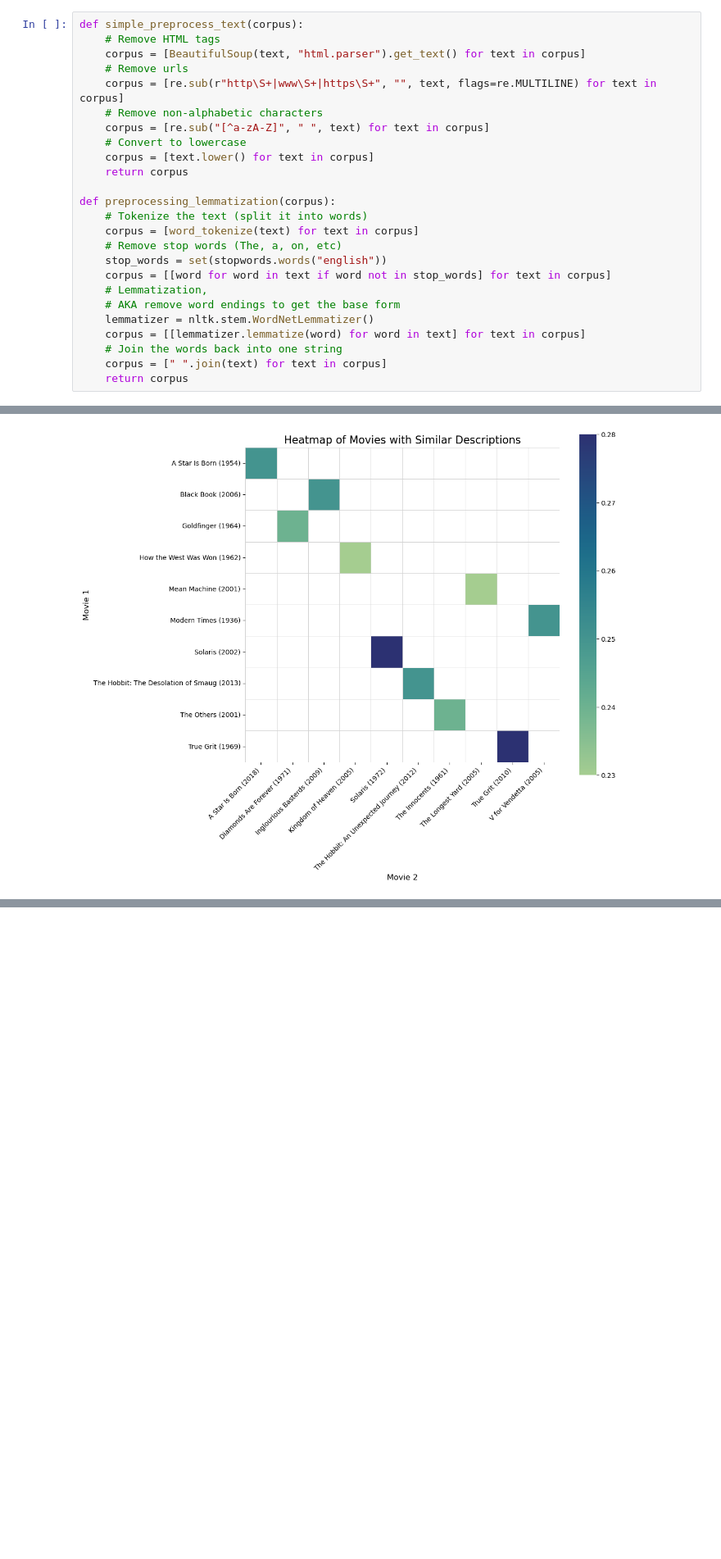
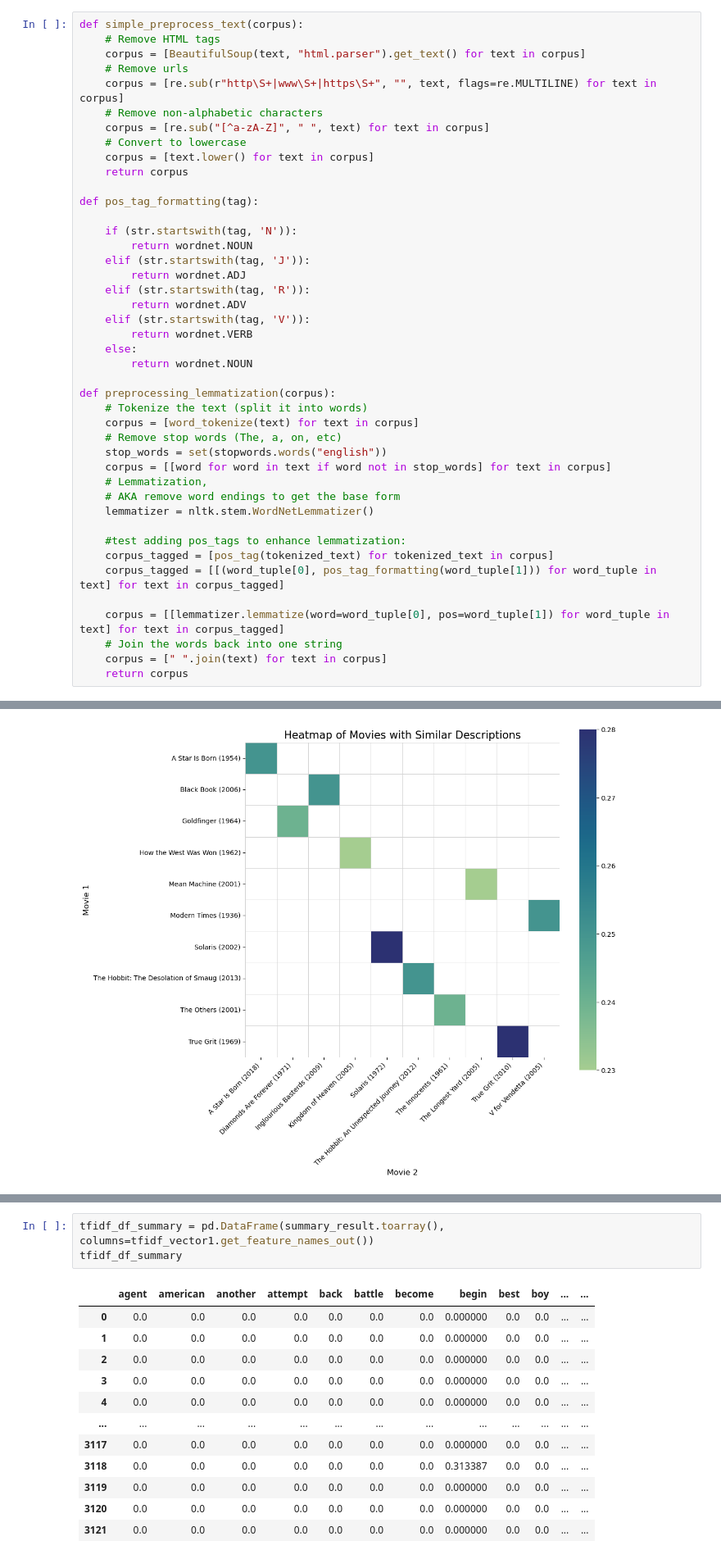
Before and after one commit to JasonMerit/ComputationalTools, a Jupyter notebook: Project/Combined_notebook.ipynb, the cells around one changed output, grey strips where cells are left out. Shown: that part at 82% size. Drawn from its saved outputs; the diff is of its cells as text; blank space fills up the shorter version.

```diff
--- a/Project/Combined_notebook.ipynb
+++ b/Project/Combined_notebook.ipynb
@@ -121,6 +122,19 @@ def simple_preprocess_text(corpus):
     corpus = [text.lower() for text in corpus]
     return corpus
 
+def pos_tag_formatting(tag):
+
+    if (str.startswith(tag, 'N')):
+        return wordnet.NOUN
+    elif (str.startswith(tag, 'J')):
+        return wordnet.ADJ
+    elif (str.startswith(tag, 'R')):
+        return wordnet.ADV
+    elif (str.startswith(tag, 'V')):
+        return wordnet.VERB
+    else:
+        return wordnet.NOUN
+
 def preprocessing_lemmatization(corpus):
     # Tokenize the text (split it into words)
     corpus = [word_tokenize(text) for text in corpus]
@@ -130,7 +144,12 @@ def preprocessing_lemmatization(corpus):
     # Lemmatization,
     # AKA remove word endings to get the base form
     lemmatizer = nltk.stem.WordNetLemmatizer()
-    corpus = [[lemmatizer.lemmatize(word) for word in text] for text in corpus]
+
+    #test adding pos_tags to enhance lemmatization:
+    corpus_tagged = [pos_tag(tokenized_text) for tokenized_text in corpus]
+    corpus_tagged = [[(word_tuple[0], pos_tag_formatting(word_tuple[1])) for word_tuple in text] for text in corpus_tagged]
+
+    corpus = [[lemmatizer.lemmatize(word=word_tuple[0], pos=word_tuple[1]) for word_tuple in text] for text in corpus_tagged]
     # Join the words back into one string
     corpus = [" ".join(text) for text in corpus]
     return corpus
@@ -396,0 +434,16 @@ INDSÆT CLUSTERING UNDER DETTE!!
+# %%
+tfidf_df_summary = pd.DataFrame(summary_result.toarray(), columns=tfidf_vector1.get_feature_names_out())
+tfidf_df_summary
+# %% [output]
+|  | agent | american | another | attempt | back | battle | become | begin | best | boy | ... | ... |
+| 0 | 0.0 | 0.0 | 0.0 | 0.0 | 0.0 | 0.0 | 0.0 | 0.000000 | 0.0 | 0.0 | ... | ... |
+| 1 | 0.0 | 0.0 | 0.0 | 0.0 | 0.0 | 0.0 | 0.0 | 0.000000 | 0.0 | 0.0 | ... | ... |
+| 2 | 0.0 | 0.0 | 0.0 | 0.0 | 0.0 | 0.0 | 0.0 | 0.000000 | 0.0 | 0.0 | ... | ... |
+| 3 | 0.0 | 0.0 | 0.0 | 0.0 | 0.0 | 0.0 | 0.0 | 0.000000 | 0.0 | 0.0 | ... | ... |
+| 4 | 0.0 | 0.0 | 0.0 | 0.0 | 0.0 | 0.0 | 0.0 | 0.000000 | 0.0 | 0.0 | ... | ... |
+| ... | ... | ... | ... | ... | ... | ... | ... | ... | ... | ... | ... | ... |
+| 3117 | 0.0 | 0.0 | 0.0 | 0.0 | 0.0 | 0.0 | 0.0 | 0.000000 | 0.0 | 0.0 | ... | ... |
+| 3118 | 0.0 | 0.0 | 0.0 | 0.0 | 0.0 | 0.0 | 0.0 | 0.313387 | 0.0 | 0.0 | ... | ... |
+| 3119 | 0.0 | 0.0 | 0.0 | 0.0 | 0.0 | 0.0 | 0.0 | 0.000000 | 0.0 | 0.0 | ... | ... |
+| 3120 | 0.0 | 0.0 | 0.0 | 0.0 | 0.0 | 0.0 | 0.0 | 0.000000 | 0.0 | 0.0 | ... | ... |
+| 3121 | 0.0 | 0.0 | 0.0 | 0.0 | 0.0 | 0.0 | 0.0 | 0.000000 | 0.0 | 0.0 | ... | ... |
```
Also changed, not shown: parts of 16 cells of this notebook, 1 other file.
